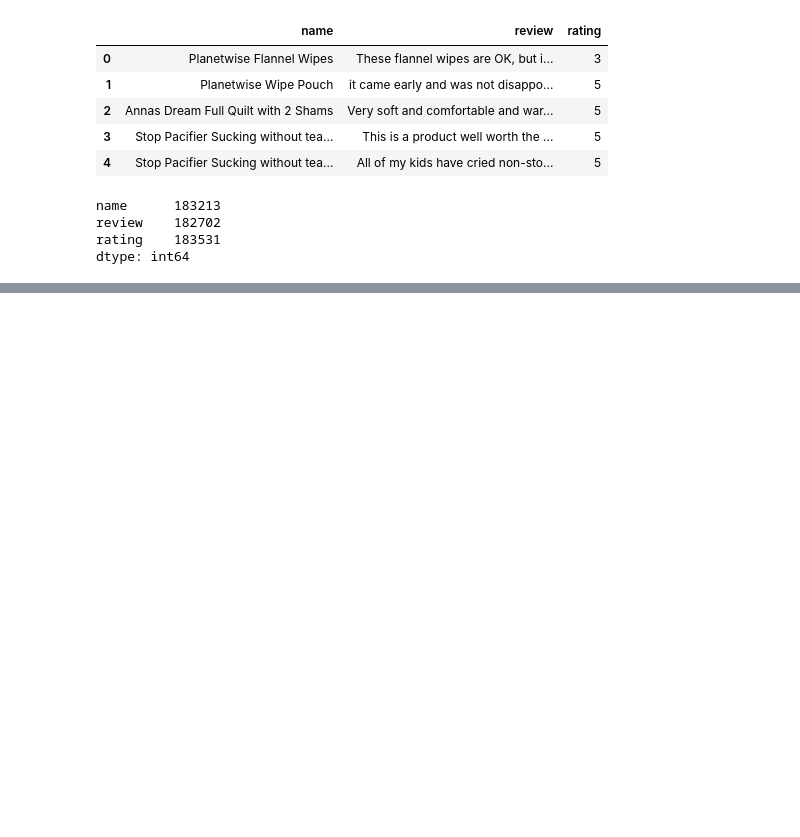
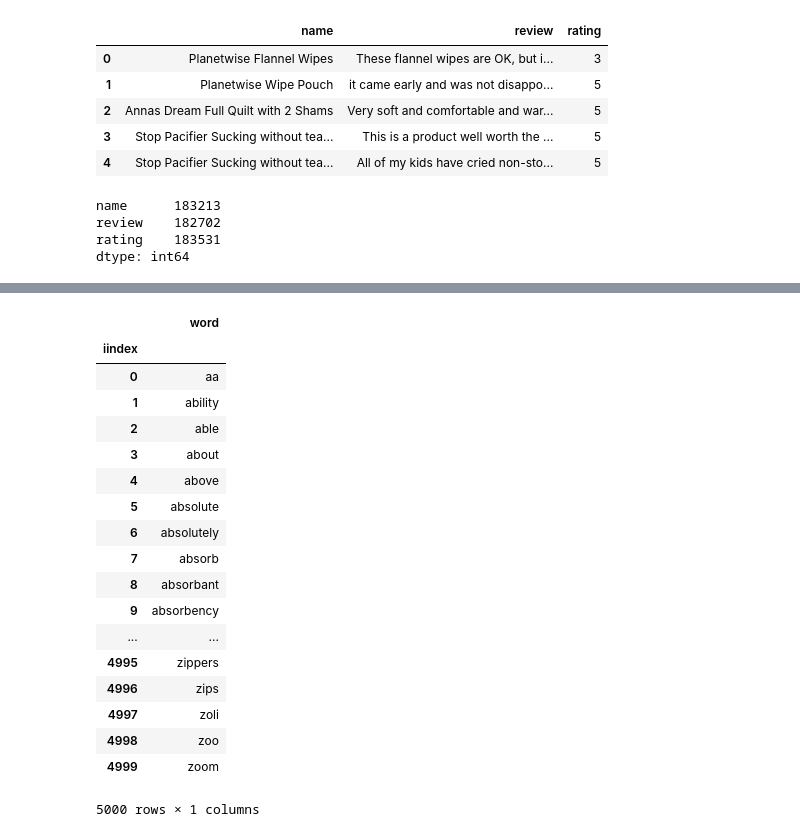
Before and after one commit to ddumet/coursera_machine_learning_foundations, a Jupyter notebook: analysing_sentiment.ipynb, the cells around one changed output, grey strips where cells are left out. Saved outputs shown, nothing was run; the diff lists cells and outputs as text; code cells hidden in the pictures; blank space fills up the shorter version.

```diff
--- a/analysing_sentiment.ipynb
+++ b/analysing_sentiment.ipynb
@@ -123,0 +136,22 @@ create_bagofwords(products["review"][0],stopswrd)
+# %%
+vec
+# %% [output]
+|  | word |
+| iindex |  |
+| 0 | aa |
+| 1 | ability |
+| 2 | able |
+| 3 | about |
+| 4 | above |
+| 5 | absolute |
+| 6 | absolutely |
+| 7 | absorb |
+| 8 | absorbant |
+| 9 | absorbency |
+| ... | ... |
+| 4995 | zippers |
+| 4996 | zips |
+| 4997 | zoli |
+| 4998 | zoo |
+| 4999 | zoom |
+5000 rows × 1 columns
```
Also changed, not shown: parts of 39 cells of this notebook.
